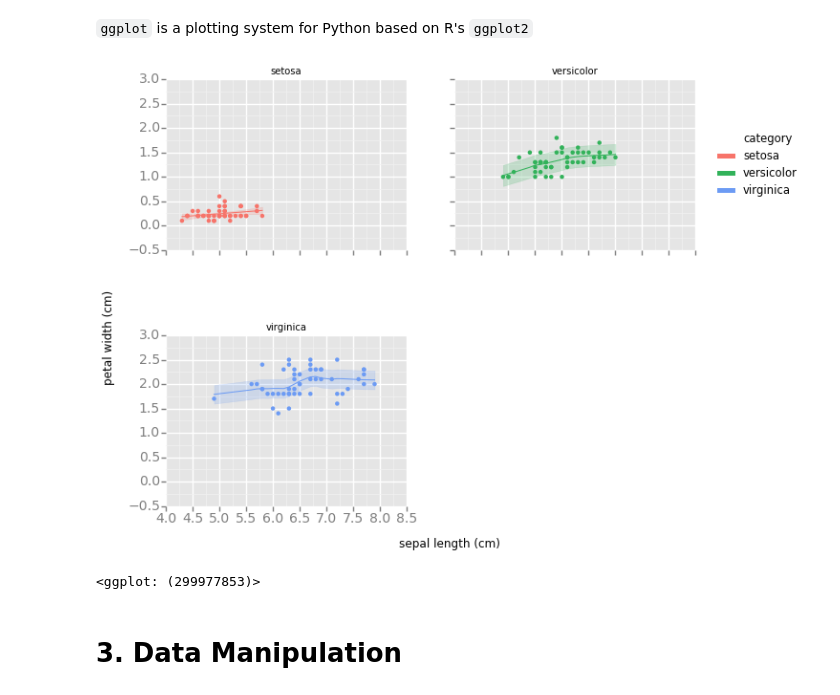
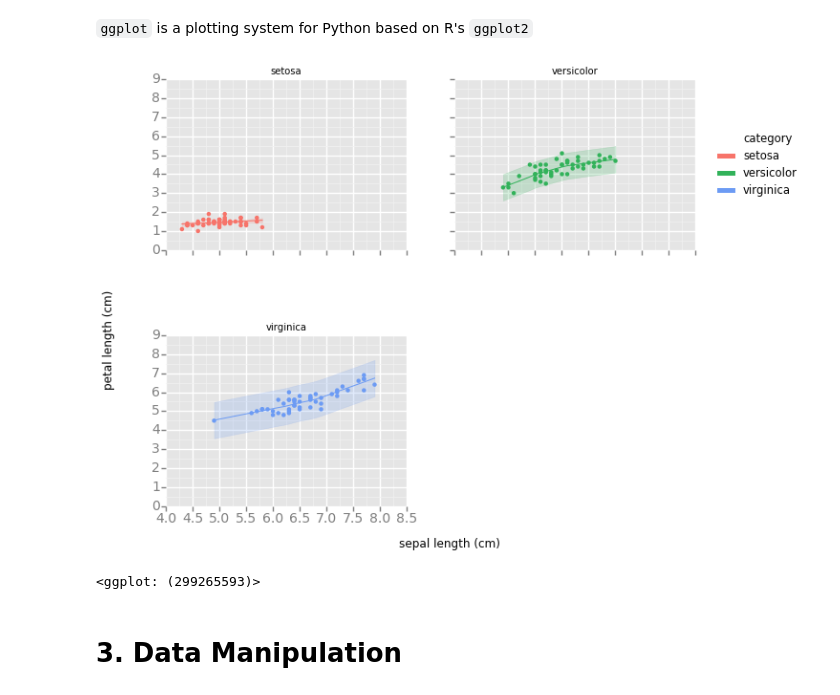
Before and after one commit to makakin/Stat3612Python, a Jupyter notebook: [Lecture 3] Data Exploration.ipynb, the cells around one changed output. Drawn from its saved outputs; the diff is of its cells as text; code cells hidden in the pictures.

```diff
--- a/[Lecture 3] Data Exploration.ipynb
+++ b/[Lecture 3] Data Exploration.ipynb
@@ -111,12 +126,12 @@ plt.grid('off')
 # %%
 from ggplot import *
 # %%
-ggplot(aes(x='sepal length (cm)', y='petal width (cm)', color='category'), data=iris_df) +\
+ggplot(aes(x='sepal length (cm)', y='petal length (cm)', color='category'), data=iris_df) +\
 facet_wrap('category') + geom_point() + stat_smooth() +\
 geom_point(size=5)
 # %% [output]
-[figure, old version]
+[figure, new version]
-<ggplot: (299977853)>
+<ggplot: (299265593)>
 # %% [markdown]
 # 3. Data Manipulation
 # %%
```
Also changed, not shown: parts of 10 cells of this notebook.
